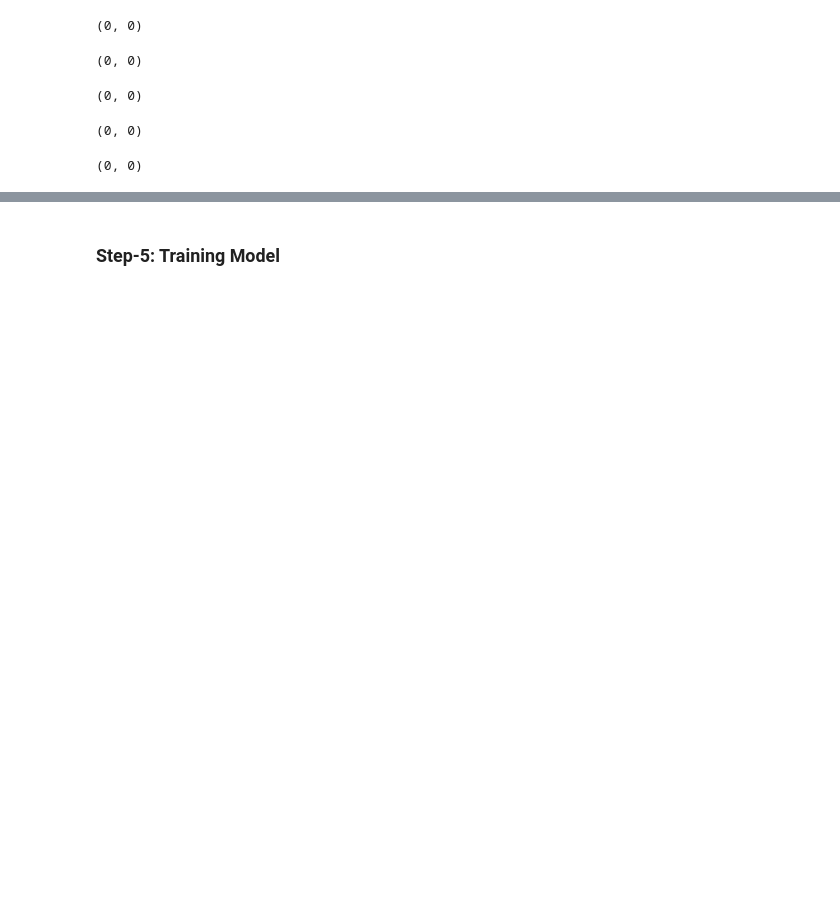
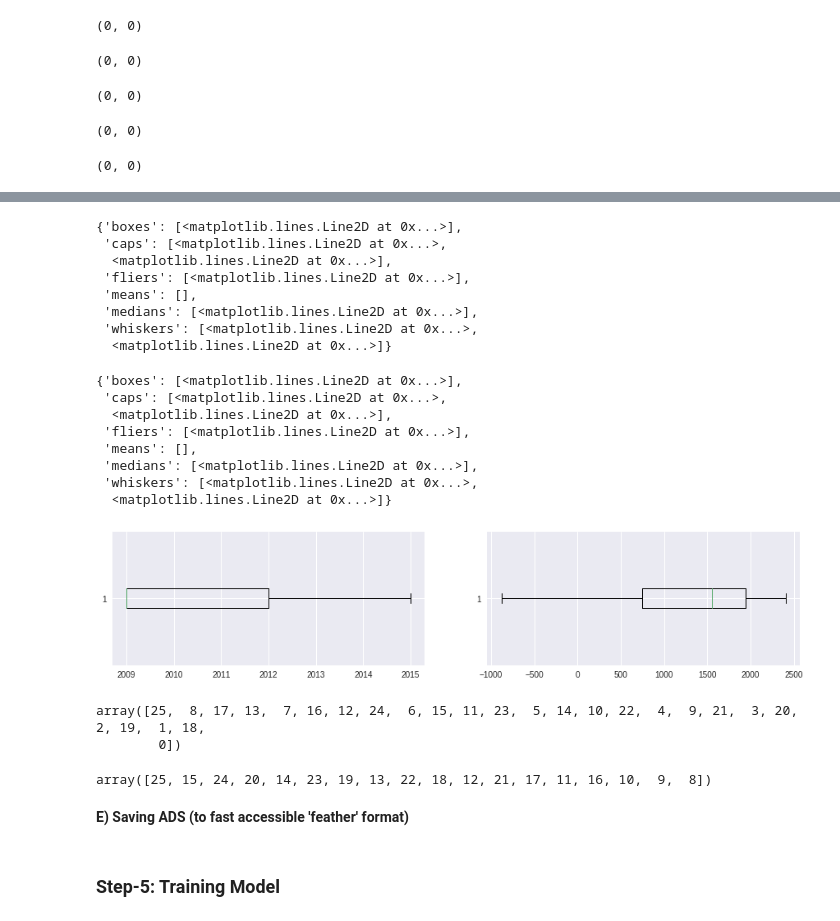
Before and after one commit to SwapnilSParkhe/FAST_AI, a Jupyter notebook: FASTAI_Lesson3.ipynb, the cells around one changed output, grey strips where cells are left out. Drawn from its saved outputs; the diff is of its cells as text; code cells hidden in the pictures; blank space fills up the shorter version.

```diff
--- a/FASTAI_Lesson3.ipynb
+++ b/FASTAI_Lesson3.ipynb
@@ -409,0 +490,40 @@ Name: missing, dtype: object
+# %%
+#Checking spread of created vars
+fig,ax=plt.subplots(1,2,figsize=(15,3))
+ax[0].boxplot(joined['Promo2SinceYear'],vert=False)
+ax[1].boxplot(joined['Promo2Days'],vert=False)
+# %% [output]
+{'boxes': [<matplotlib.lines.Line2D at 0x...>],
+ 'caps': [<matplotlib.lines.Line2D at 0x...>,
+  <matplotlib.lines.Line2D at 0x...>],
+ 'fliers': [<matplotlib.lines.Line2D at 0x...>],
+ 'means': [],
+ 'medians': [<matplotlib.lines.Line2D at 0x...>],
+ 'whiskers': [<matplotlib.lines.Line2D at 0x...>,
+  <matplotlib.lines.Line2D at 0x...>]}
+{'boxes': [<matplotlib.lines.Line2D at 0x...>],
+ 'caps': [<matplotlib.lines.Line2D at 0x...>,
+  <matplotlib.lines.Line2D at 0x...>],
+ 'fliers': [<matplotlib.lines.Line2D at 0x...>],
+ 'means': [],
+ 'medians': [<matplotlib.lines.Line2D at 0x...>],
+ 'whiskers': [<matplotlib.lines.Line2D at 0x...>,
+  <matplotlib.lines.Line2D at 0x...>]}
+[figure, added]
+# %%
+#Clipping outliers/wierd values (Conditional Imputation)
+#Creating Promo2Weeks and limiting to 2 years (to limit unique catgs)
+for df in (joined,joined_test):
+    df.loc[df['Promo2Days']<0, "Promo2Days"] = 0
+    df.loc[df['Promo2SinceYear']<1990, "Promo2Days"] = 0
+
+    df["Promo2Weeks"] = df["Promo2Days"]//7
+    df.loc[df['Promo2Weeks']<0, "Promo2Weeks"] = 0
+    df.loc[df['Promo2Weeks']>25, "Promo2Weeks"] = 25
+    df['Promo2Weeks'].unique()
+# %% [output]
+array([25,  8, 17, 13,  7, 16, 12, 24,  6, 15, 11, 23,  5, 14, 10, 22,  4,  9, 21,  3, 20,  2, 19,  1, 18,
+        0])
+array([25, 15, 24, 20, 14, 23, 19, 13, 22, 18, 12, 21, 17, 11, 16, 10,  9,  8])
+# %% [markdown]
+**E) Saving ADS (to fast accessible 'feather' format)**
```
Also changed, not shown: parts of 20 cells of this notebook.
